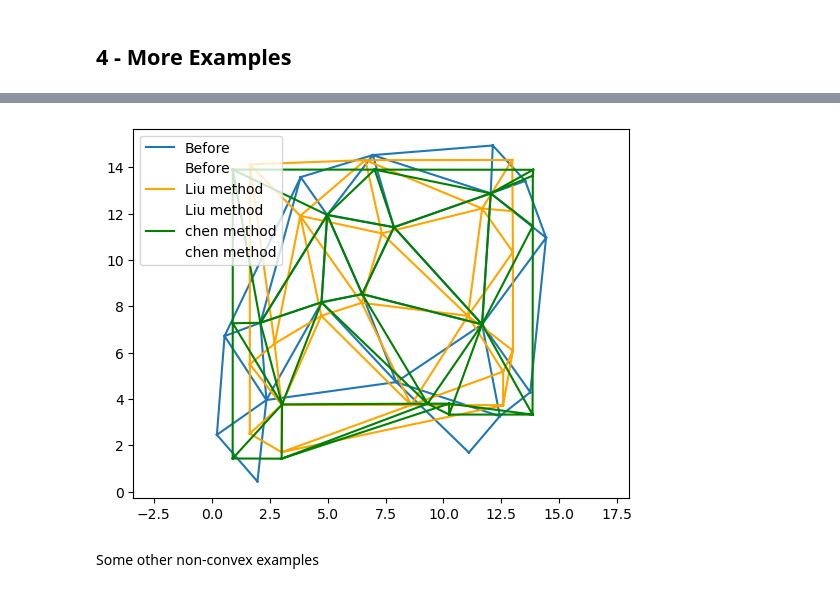
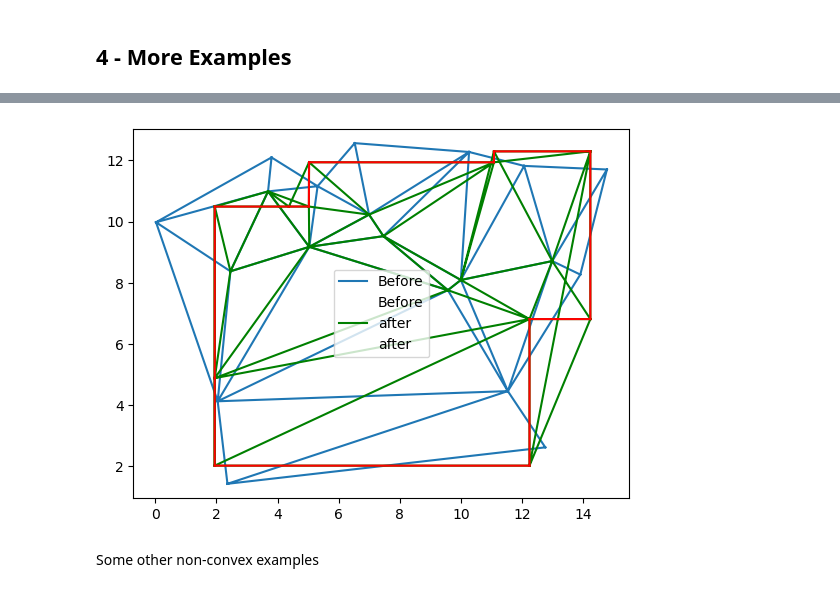
Before and after one commit to scyyc1/ED_Dissertation, a Jupyter notebook: Week 12/Week 11.ipynb, the cells around one changed output, grey strips where cells are left out. Cells and saved outputs as stored; diff of their text form; code cells hidden in the pictures.

```diff
--- a/Week 12/Week 11.ipynb
+++ b/Week 12/Week 11.ipynb
@@ -314,4 +237,4 @@ for idx, face in enumerate(new_faces):
 # %%
-new_faces = np.delete(new_faces, 4, axis=0)
+new_faces = np.delete(new_faces, 0, axis=0)
 # %%
 for idx, face in enumerate(new_faces):
@@ -412,14 +304,14 @@ res_designed
 # %%
 plt.triplot(points[:,0], points[:,1], new_faces, label='Before')
-plt.triplot(vertices_liu[:,0], vertices_liu[:,1], tri.simplices, color='orange', label='Liu method')
-# plt.triplot(vertices_naive_angle[:,0], vertices_naive_angle[:,1], tri.simplices, color='red', label='Angle based')
-plt.triplot(vertices_designed[:,0], vertices_designed[:,1], tri.simplices, color='green', label='chen method')
+plt.triplot(vertices_designed[:,0], vertices_designed[:,1], tri.simplices, color='green', label='after')
+for edge in boundary_edges:
+    plt.plot(vertices_designed[np.array(edge), 0], vertices_designed[np.array(edge), 1], 'r-')
 # plt.plot(vertices_liu[:,0], vertices_liu[:,1], 'o')
 plt.axis('equal')
 plt.legend()
 plt.show()
 # %% [output]
-[figure, old version]
+[figure, new version]
 # %% [markdown]
 Some other non-convex examples
 # %%
```
Also changed, not shown: parts of 13 cells of this notebook, 47 other files.
